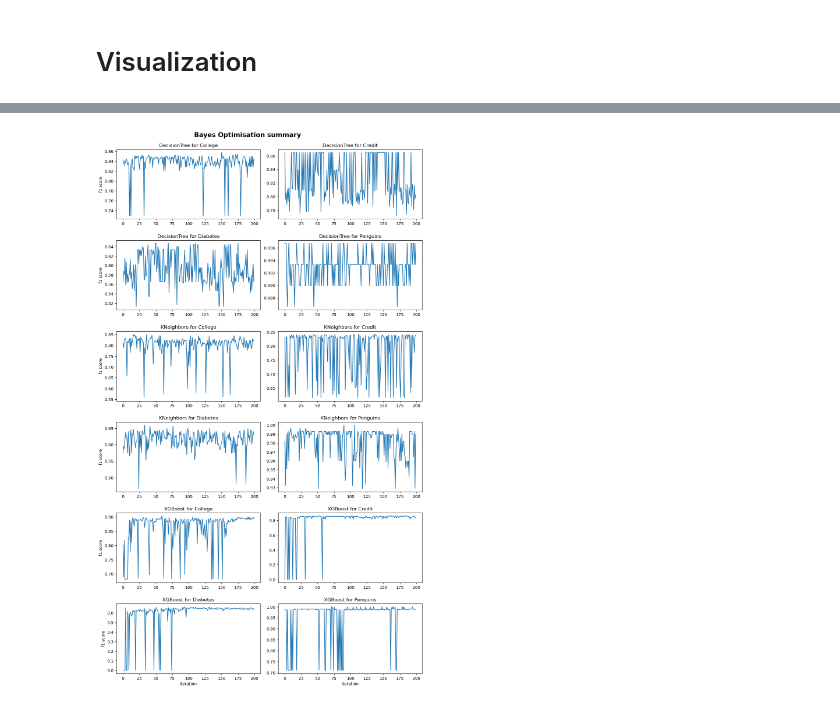
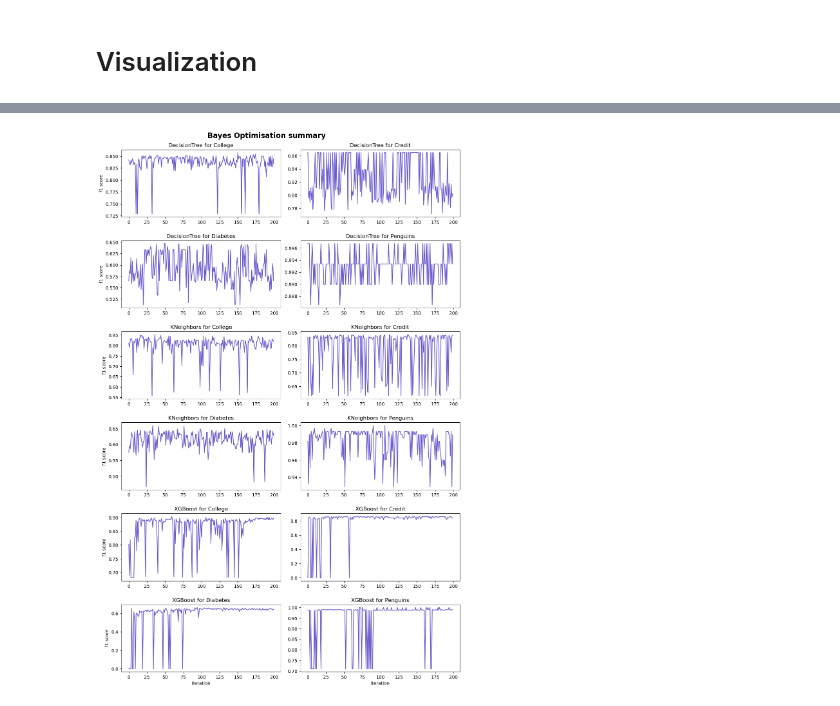
Before and after one commit to FilipLangiewicz/AutoMLTunability, a Jupyter notebook: code/Visualization/visualization.ipynb, the cells around one changed output, grey strips where cells are left out. Cells and saved outputs as stored; diff of their text form; code cells hidden in the pictures.

Commit message:
upgrade visualisation

```diff
--- a/code/Visualization/visualization.ipynb
+++ b/code/Visualization/visualization.ipynb
@@ -52,36 +52,36 @@ import matplotlib.pyplot as plt
 model_names = ["DecisionTree", "KNeighbors", "XGBoost"]
 dataset_names = ["College", "Credit", "Diabetes", "Penguins"]
 
 num_models = len(models)
 
-fig, axs = plt.subplots(6, 2, figsize=(15, 20))
+fig, axs = plt.subplots(6, 2, figsize=(15, 18))
 
 axs = axs.ravel()
 
 for row, model_name in enumerate(model_names):
     for col, dataset_name in enumerate(dataset_names):
         i = row * 4 + col
-        axs[i].plot(models[i].cv_results_['mean_test_score'])
+        axs[i].plot(models[i].cv_results_['mean_test_score'], color='slateblue')
         axs[i].set_title(f"{model_name} for {dataset_name}")
 
 
         if i >= 10:
             axs[i].set_xlabel("iteration")
 
         if i % 2 == 0:
             axs[i].set_ylabel("f1 score")
 
 
 
 
 fig.suptitle("Bayes Optimisation summary", fontsize=16, fontweight='bold')
 
 plt.tight_layout(rect=[0.1, 0.1, 0.9, 0.9])
 
 fig.subplots_adjust(left=0.2, right=0.9, top=0.95, bottom=0.05)
 plt.show()
 # %% [output]
-[figure, old version]
+[figure, new version]
 # %%
 import numpy as np
 
```
Also changed, not shown: parts of 3 cells of this notebook.
